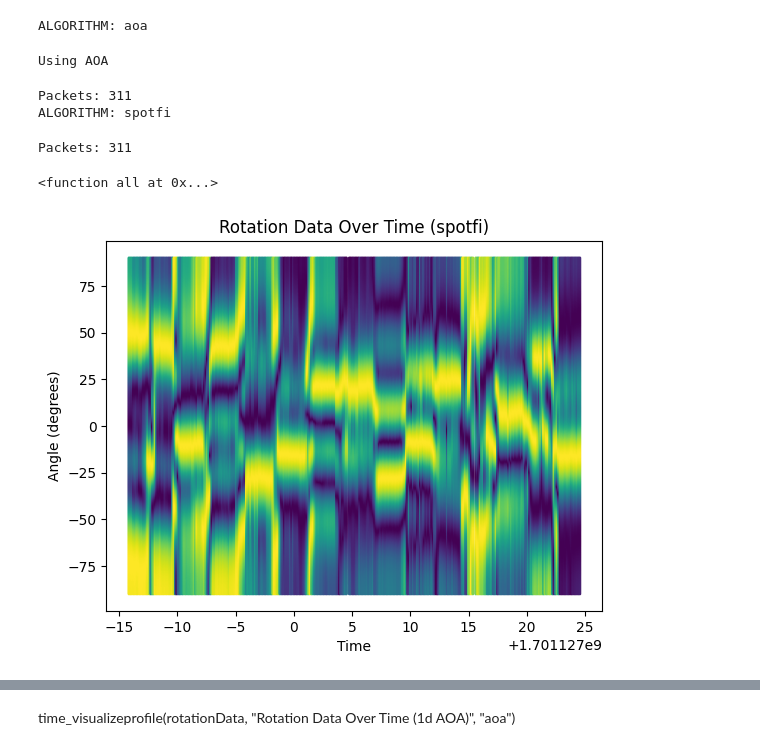
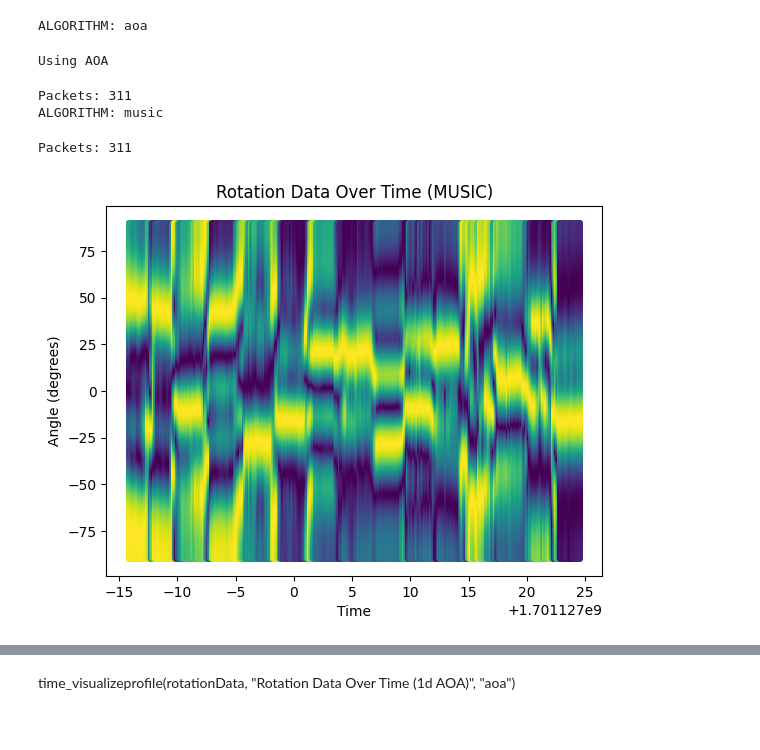
Before and after one commit to Navidt/SignalPropogation, a Jupyter notebook: visualization.ipynb, the cells around one changed output, grey strips where cells are left out. Saved outputs shown, nothing was run; the diff lists cells and outputs as text; code cells hidden in the pictures.

Commit message:
Rewrote heatmap visualization

```diff
--- a/visualization.ipynb
+++ b/visualization.ipynb
@@ -305,6 +305,7 @@ def visualizeprofile(bag, title):
     plt.show()
 
 def time_visualizeprofile(bag, title, algorithm):
+    ax = plt.subplot()
     plt.title(title)
     plt.ylabel("Angle (degrees)")
     plt.xlabel("Time")
@@ -336,9 +337,8 @@ def time_visualizeprofile(bag, title, algorithm):
 
         channels[key].append(csi)
         times[key].append(t.to_sec())
-        print("CALLING")
         res = aoa_sensors[key](csi,(msg.chan,msg.bw*1e6))
-        plt.scatter([t.to_sec()] * len(theta_space), theta_space * 180 / np.pi, c=res[1], s=1)
+        ax.scatter([t.to_sec()] * len(theta_space), theta_space * 180 / np.pi, c=res[1], s=10)
         # plt.plot(theta_space * 180/np.pi, res[1])
         aoas[key].append(res[0])
 
@@ -352,16 +410,16 @@ def heatMap(points):
 # %%
 # visualizeprofile(ninetydeg, "90 degrees")
 
 rotationData = rosbag.Bag("rotationData.bag")
 
-time_visualizeprofile(rotationData, "Rotation Data Over Time (MUSIC)", "aoa")
-plt.cla()
-time_visualizeprofile(rotationData, "Rotation Data Over Time (spotfi)", "spotfi")
+time_visualizeprofile(rotationData, "Rotation Data Over Time (aoa)", "aoa")
+time_visualizeprofile(rotationData, "Rotation Data Over Time (MUSIC)", "music")
+plt.show()
+# plt.cla()
 # %% [output]
 ALGORITHM: aoa
 Using AOA
 Packets: 311
-ALGORITHM: spotfi
+ALGORITHM: music
 Packets: 311
-<function all at 0x...>
-[figure, old version]
+[figure, new version]
```
Also changed, not shown: parts of 5 cells of this notebook, 1 other file.
